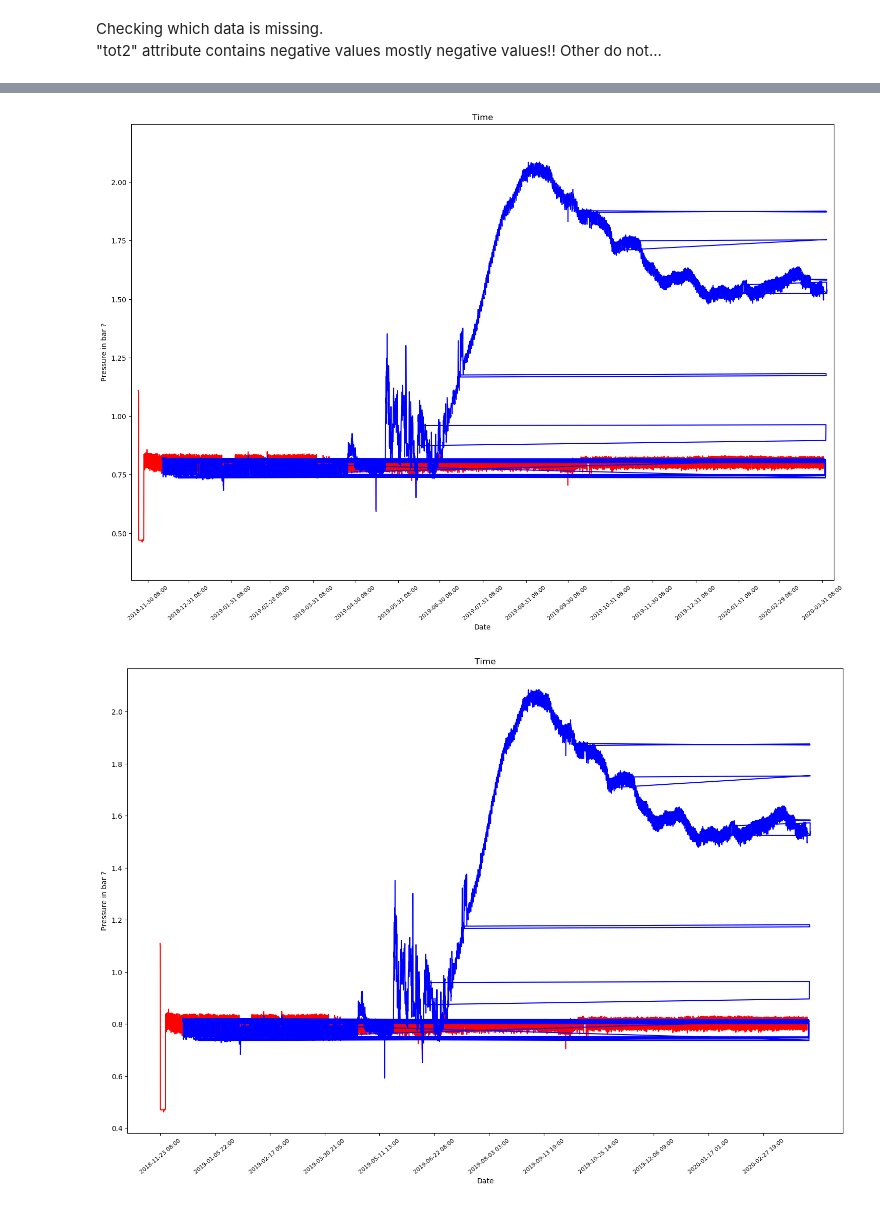
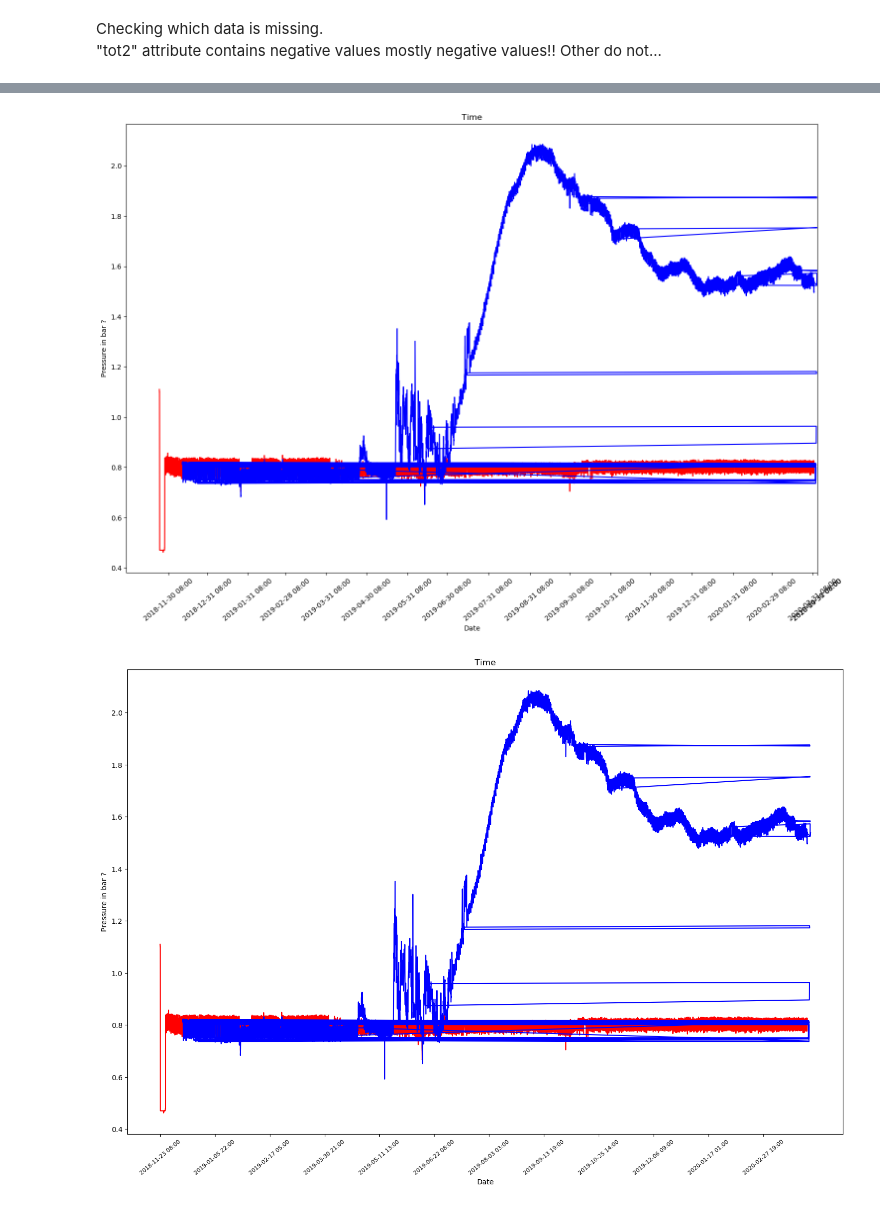
Before and after one commit to Zan-23/IJS_water_loss, a Jupyter notebook: notebooks/Intial data analysis.ipynb, the cells around one changed output, grey strips where cells are left out. Cells and saved outputs as stored; diff of their text form; code cells hidden in the pictures.

```diff
--- a/notebooks/Intial data analysis.ipynb
+++ b/notebooks/Intial data analysis.ipynb
@@ -89,10 +89,9 @@ Last date: 2020-04-01 14:00:00
 # %% [markdown]
 Generating a range of dates for common plotting. Value of last date is increased for 15 days and first is decreased for 15 days.
 # %%
-date_range_seconds = pandas.date_range(start=(MEASURED_MIN_DATE), end=(MEASURED_MAX_DATE ), freq="M")
+date_range_seconds = pandas.date_range(start=(MEASURED_MIN_DATE - pandas.Timedelta(30, unit='D')),
+                                       end=(MEASURED_MAX_DATE + pandas.Timedelta(30, unit='D')), freq="M")
 date_range = []
-
-# + pandas.Timedelta(30, unit='D') ,  - pandas.Timedelta(30, unit='D')
 
 for date in date_range_seconds:
     without_second = date.strftime('%Y-%m-%d %H:%M')
@@ -199,22 +213,24 @@ print("tot1:", (DATA_SIZE - len_tot1), "\ntot2:", (DATA_SIZE - len_tot2), "\nana
 # %%
 # version 2
 fig = plt.figure(figsize=(18, 12), dpi= 100, facecolor='w')
+
 
 plt.plot(timestamp_data_249, y_axis_data_249, color="red")
 plt.plot(timestamp_data_248, y_axis_data_248, color="blue")
 # plt.plot(timestamp_data_249[:1000], y_axis_data_249[:1000], color="red")
 # plt.plot(timestamp_data_248[:1000], y_axis_data_248[:1000], color="blue")
 
 plt.ylabel('Pressure in bar ?')
 plt.xlabel('Date')
+plt.xlim(right=date_range[len(date_range)-1])
 plt.xticks(date_range, rotation=40)
 plt.rc('xtick',labelsize=8)
 plt.title('Time')
-plt.margins(0.01, 0.1)
+#plt.margins(0.01, 0.1)
 #plt.savefig('test.png')
 plt.show()
 # %% [output]
-[figure, old version]
+[figure, new version]
 # %%
 fig = plt.figure(figsize=(18, 12), dpi= 100, facecolor='w')
 plt.plot(timestamp_data_249, y_axis_data_249, color="red")
```
Also changed, not shown: parts of 5 cells of this notebook, 5 other files.
